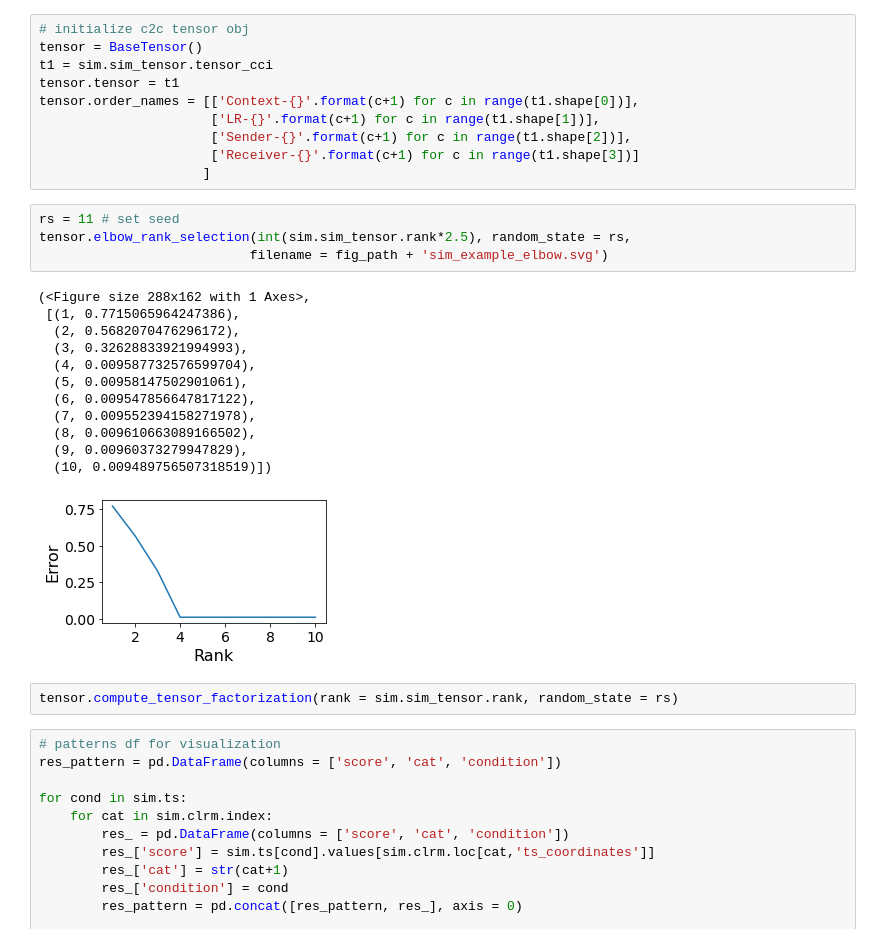
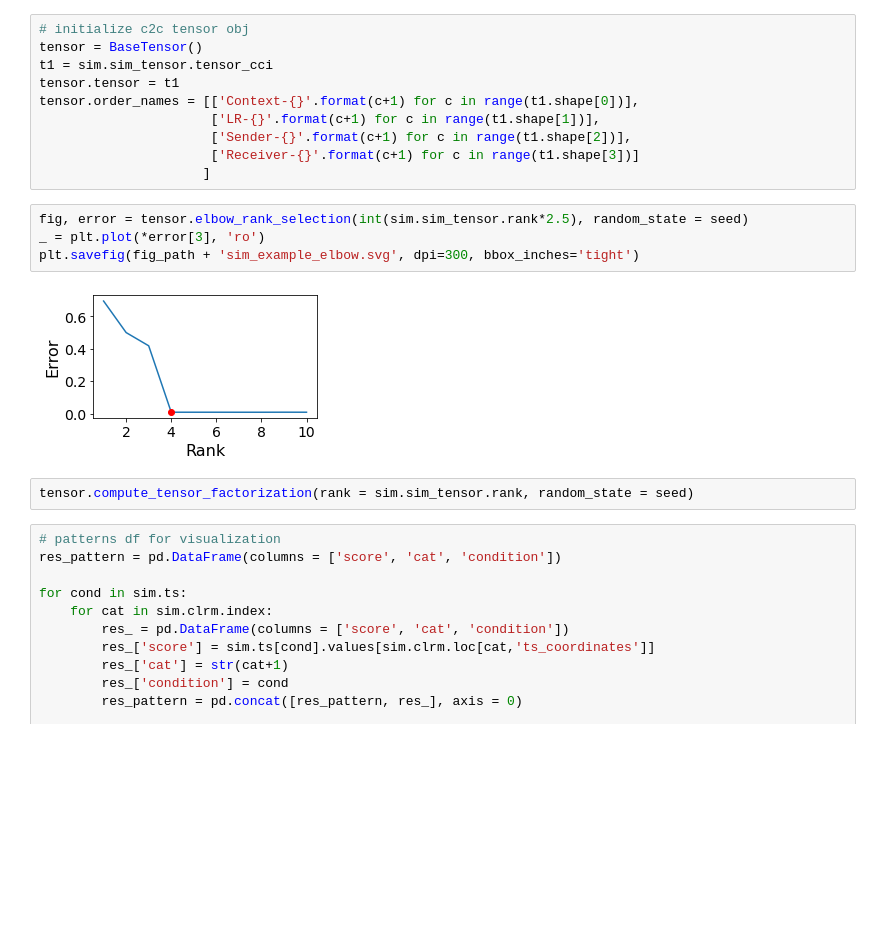
Before and after one commit to hmbaghdassarian/c2c_sim, a Jupyter notebook: explore/example.ipynb, the cells around one changed output. Drawn from its saved outputs; the diff is of its cells as text; blank space fills up the shorter version.

Commit message:
set seeds for reproducibility

```diff
--- a/explore/example.ipynb
+++ b/explore/example.ipynb
@@ -84,24 +89,13 @@ tensor.order_names = [['Context-{}'.format(c+1) for c in range(t1.shape[0])],
                       ['Receiver-{}'.format(c+1) for c in range(t1.shape[3])]
                      ]
 # %%
-rs = 11 # set seed
-tensor.elbow_rank_selection(int(sim.sim_tensor.rank*2.5), random_state = rs,
-                           filename = fig_path + 'sim_example_elbow.svg')
+fig, error = tensor.elbow_rank_selection(int(sim.sim_tensor.rank*2.5), random_state = seed)
+_ = plt.plot(*error[3], 'ro')
+plt.savefig(fig_path + 'sim_example_elbow.svg', dpi=300, bbox_inches='tight')
 # %% [output]
-(<Figure size 288x162 with 1 Axes>,
- [(1, 0.7715065964247386),
-  (2, 0.5682070476296172),
-  (3, 0.32628833921994993),
-  (4, 0.009587732576599704),
-  (5, 0.00958147502901061),
-  (6, 0.009547856647817122),
-  (7, 0.009552394158271978),
-  (8, 0.009610663089166502),
-  (9, 0.00960373279947829),
-  (10, 0.009489756507318519)])
-[figure, old version]
+[figure, new version]
 # %%
-tensor.compute_tensor_factorization(rank = sim.sim_tensor.rank, random_state = rs)
+tensor.compute_tensor_factorization(rank = sim.sim_tensor.rank, random_state = seed)
 # %%
 # patterns df for visualization
 res_pattern = pd.DataFrame(columns = ['score', 'cat', 'condition'])
```
Also changed, not shown: parts of 7 cells of this notebook, 14 other files.
